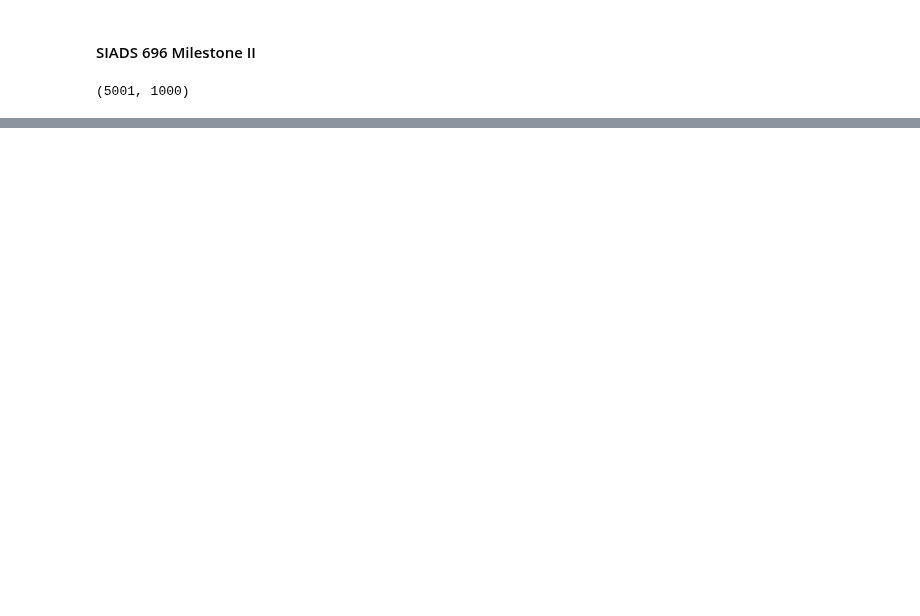
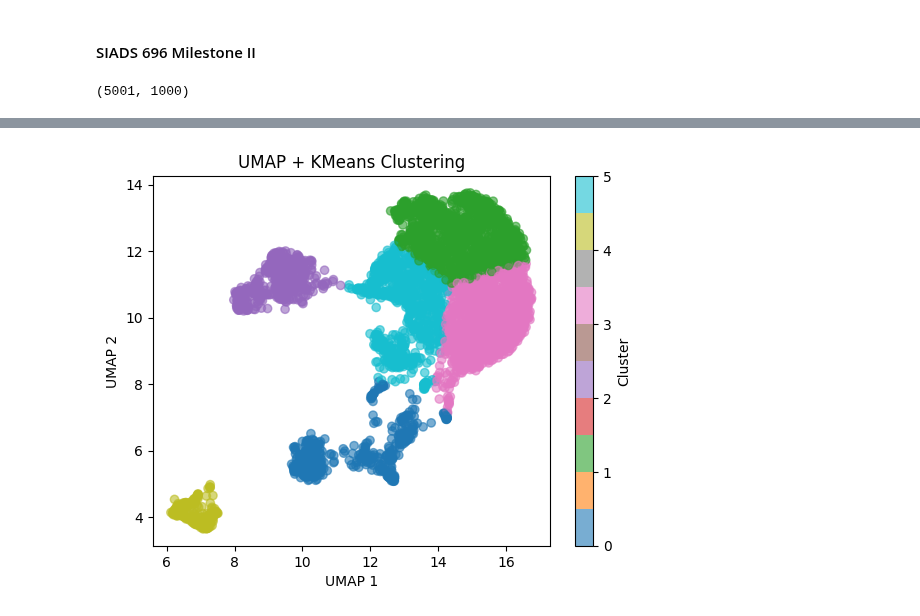
Before and after one commit to samroska/milestone-2-siads-696, a Jupyter notebook: Notebook1.ipynb, the cells around one changed output, grey strips where cells are left out. Saved outputs shown, nothing was run; the diff lists cells and outputs as text; code cells hidden in the pictures; blank space fills up the shorter version.

```diff
--- a/Notebook1.ipynb
+++ b/Notebook1.ipynb
@@ -90,0 +129,12 @@ Mean F1 score: 0.49805836775524065
+# %%
+kmeans = KMeans(n_clusters=6, random_state=42)
+labels = kmeans.fit_predict(X_umap)
+
+plt.scatter(X_umap[:, 0], X_umap[:, 1], c=labels, cmap='tab10', alpha=0.6)
+plt.title("UMAP + KMeans Clustering")
+plt.xlabel("UMAP 1")
+plt.ylabel("UMAP 2")
+plt.colorbar(label="Cluster")
+plt.show()
+# %% [output]
+[figure, added]
```
Also changed, not shown: parts of 14 cells of this notebook, 2 other files.
